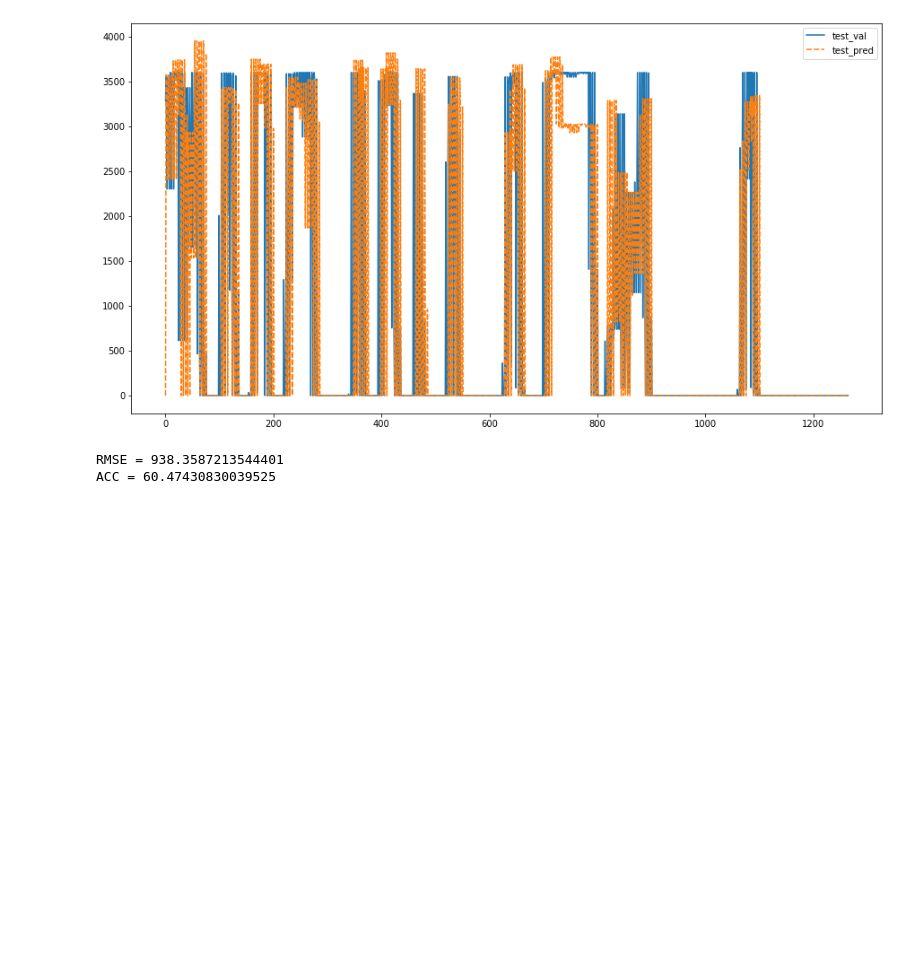
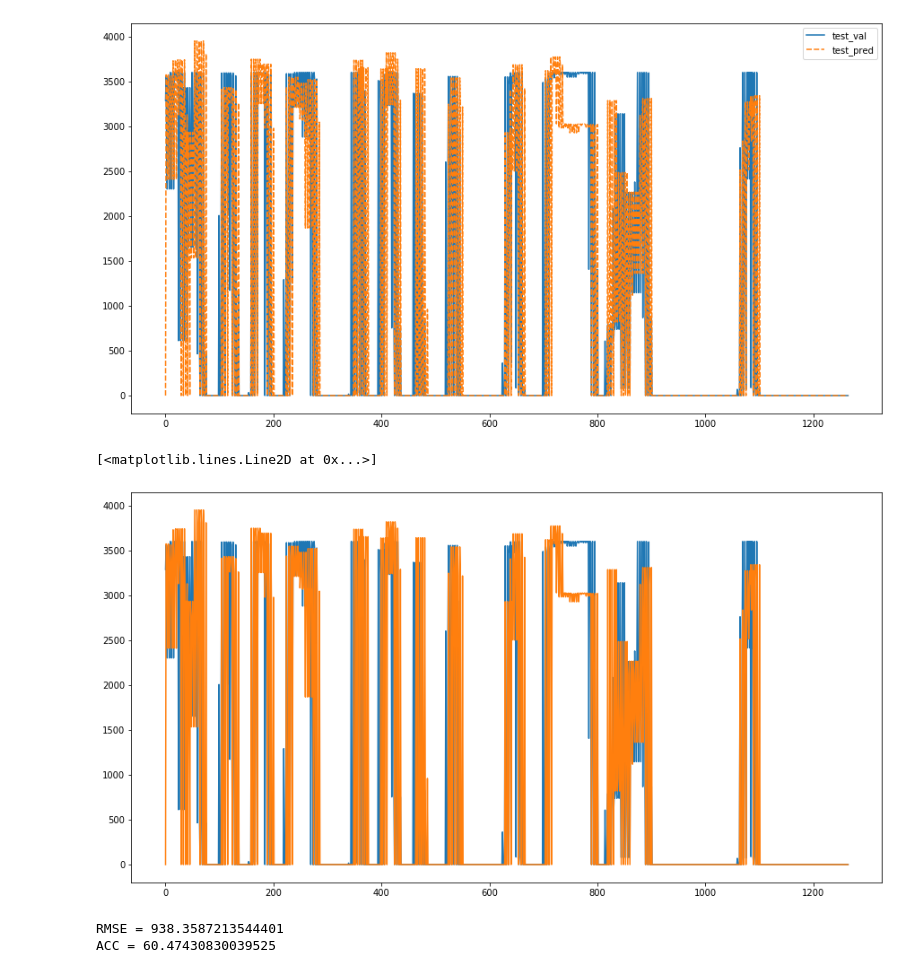
Before and after one commit to miloncl/System-Usage-Analysis, a Jupyter notebook: notebooks/LSTM_RNN.ipynb, the cells around one changed output. Saved outputs shown, nothing was run; the diff lists cells and outputs as text; code cells hidden in the pictures; blank space fills up the shorter version.

```diff
--- a/notebooks/LSTM_RNN.ipynb
+++ b/notebooks/LSTM_RNN.ipynb
@@ -367,6 +367,13 @@ sns.lineplot(out_df[['test_val', 'test_pred']])
 # %% [output]
 <matplotlib.axes._subplots.AxesSubplot at 0x...>
 [figure]
+# %%
+plt.figure(figsize=(15,8))
+plt.plot(out_df['test_val'])
+plt.plot(out_df['test_pred'])
+# %% [output]
+[<matplotlib.lines.Line2D at 0x...>]
+[figure, added]
 # %%
 test_acc(out_df, at_most = 1)
 # %% [output]
```
Also changed, not shown: parts of 3 cells of this notebook.
